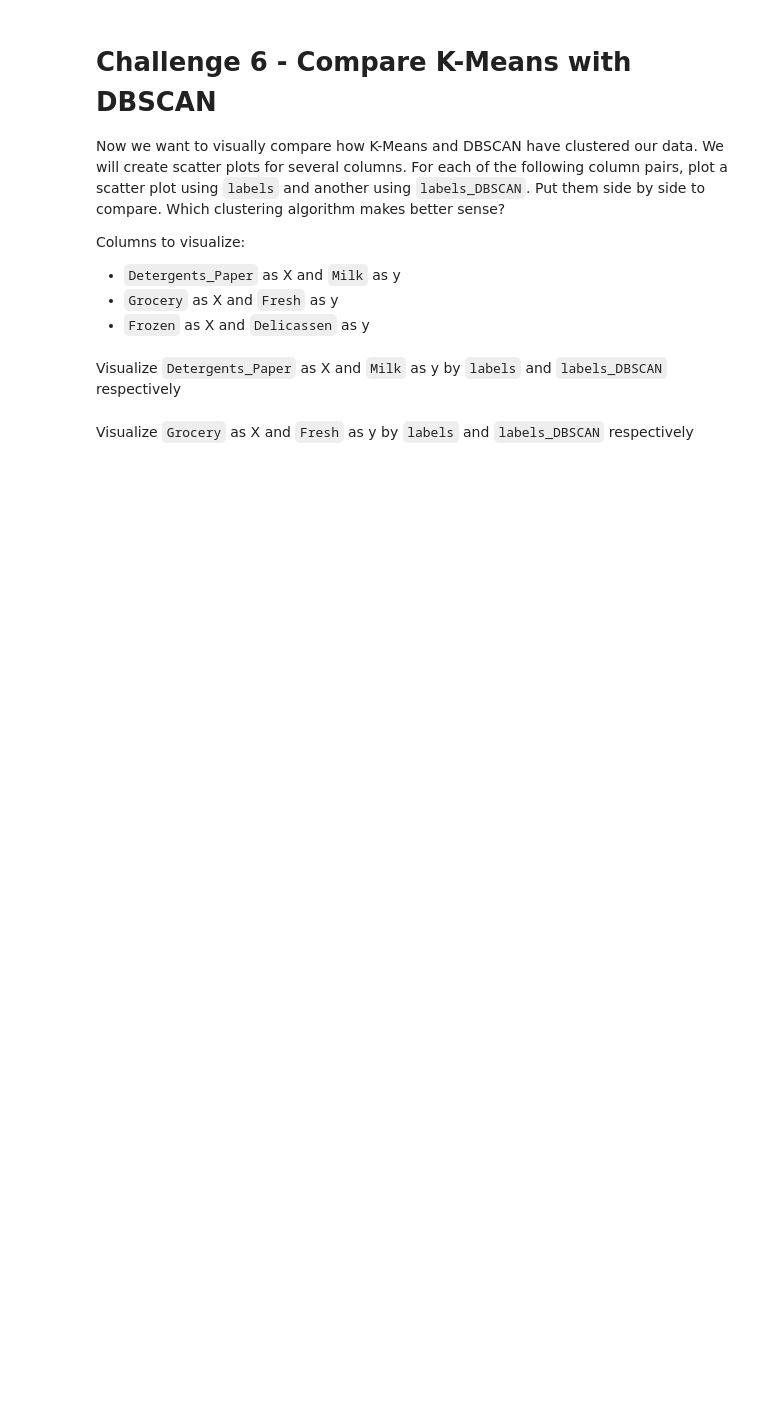
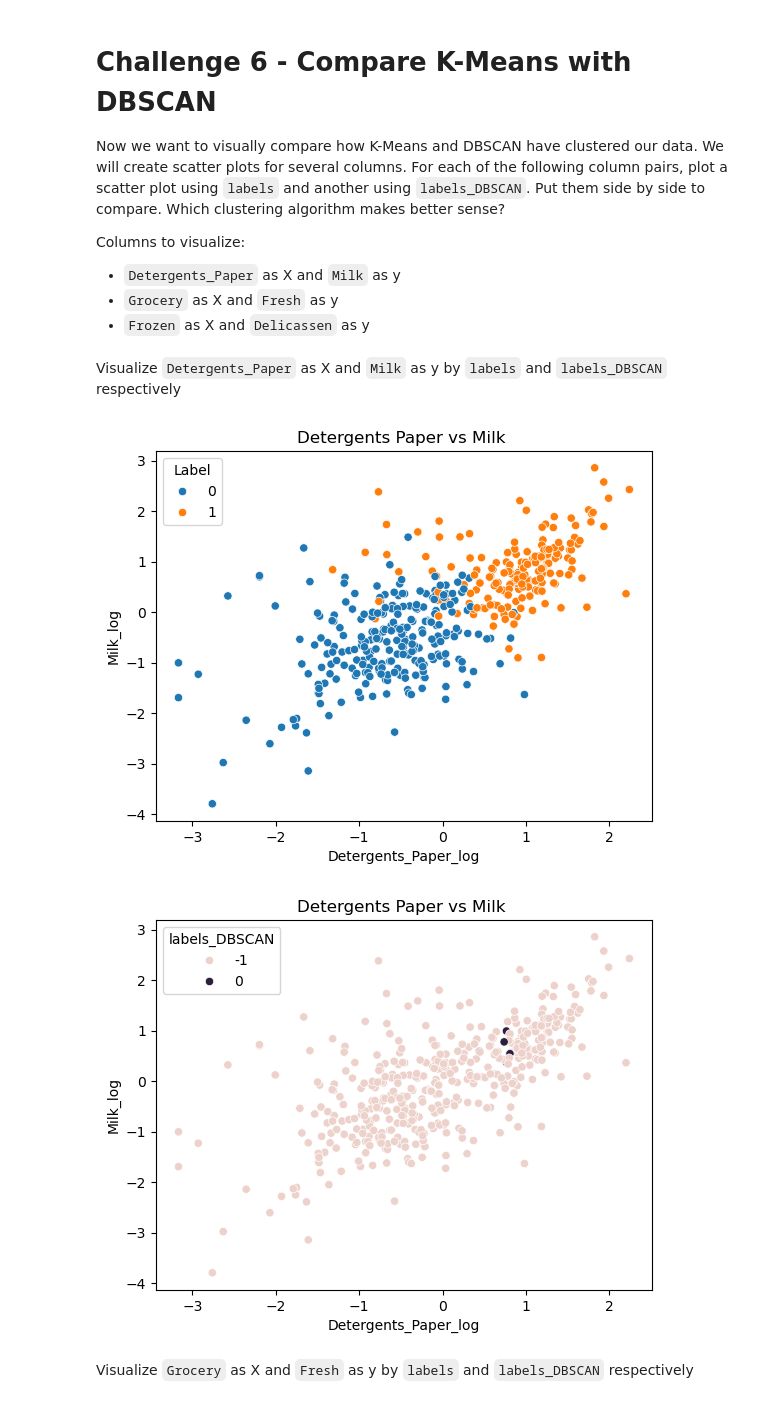
Before and after one commit to luislague/lab-unsupervised-learning-en, a Jupyter notebook: your-code/main.ipynb, the cells around one changed output. Saved outputs shown, nothing was run; the diff lists cells and outputs as text; code cells hidden in the pictures; blank space fills up the shorter version.

```diff
--- a/your-code/main.ipynb
+++ b/your-code/main.ipynb
@@ -140,25 +163,4 @@ Now let's cluster the data with K-Means first. Initiate the K-Means model, then
 # %%
-from sklearn.cluster import KMeans
-
-
-
-# Before activating KMeans, we have to decide on the number of clusters we want to have. For that we use the elbow method
-
-# Calculate the inertia for different numbers of clusters
-inertia = []
-K_range = range(1, 11)  # Test k values from 1 to 10
-for k in K_range:
-    kmeans = KMeans(n_clusters=k, random_state=42)
-    kmeans.fit(df_scaled)
-    inertia.append(kmeans.inertia_)
-
-# Plot the inertia values
-plt.plot(K_range, inertia, marker='o')
-plt.xlabel('Number of Clusters (k)')
-plt.ylabel('Inertia (Sum of Squared Distances)')
-plt.title('Elbow Method for Optimal k')
-plt.show()
-
 # After analyzing the Elbow Method we decide the ideal number of clusters is 3
 # Initialize KMeans algorithm
 kmeans = KMeans(n_clusters=3, random_state=42)
@@ -166,14 +168,15 @@ kmeans = KMeans(n_clusters=3, random_state=42)
 # Fit the K-Means model on the scaled data and assign cluster labels to each record
 df_clusters = kmeans.fit(df_scaled)
 
-df_clusters.cluster_centers_
+print(df_clusters.cluster_centers_)
 
 #The cluster centers contain the 3 centroids. Since the data contains 8 columns describing each county, each centroid is in a 8 dimensional plane
 # Using fit_predict, we can assign a cluster to each observation and then add this information back to our dataset.
-labels = df_clusters.predict(df_scaled)
+labels = df_clusters.fit_predict(df_scaled)
 
-# Extract the cluster labels (0, 1, 2) from the K-Means model and convert to a list
+# Store the cluster labels into a list
 clusters = df_clusters.labels_.tolist()
+
 
 # Add the cluster labels to the DataFrame 'df_scaled' in a new column 'Label'
 df_scaled['Label'] = clusters
@@ -217,2 +218,10 @@ from sklearn.cluster import DBSCAN
+# %%
+from sklearn.cluster import DBSCAN
+
+dbscan = DBSCAN(eps=0.5) # Initialize DBSCAN
+
+df_scaled_dbscan = dbscan.fit(df_scaled) # Fit the scaled data
+
+df_scaled['labels_DBSCAN'] = dbscan.labels_ # Get DBSCAN cluster labels and assign them to a new column in the dataset
 # %% [markdown]
 Count the values in `labels_DBSCAN`.
@@ -242,2 +254,10 @@ def plot(x,y,hue):
+# %%
+
+plot(df_scaled['Detergents_Paper_log'], df_scaled['Milk_log'], df_scaled['Label'])
+
+plot(df_scaled['Detergents_Paper_log'], df_scaled['Milk_log'], df_scaled['labels_DBSCAN'])
+# %% [output]
+[figure, added]
+[figure, added]
 # %% [markdown]
 Visualize `Grocery` as X and `Fresh` as y by `labels` and `labels_DBSCAN` respectively
```
Also changed, not shown: parts of 24 cells of this notebook, 3 other files.
